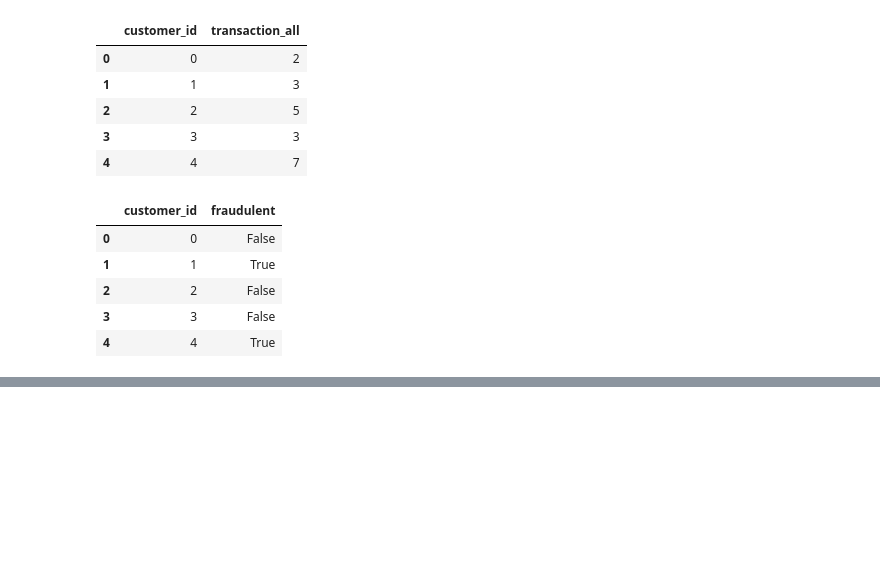
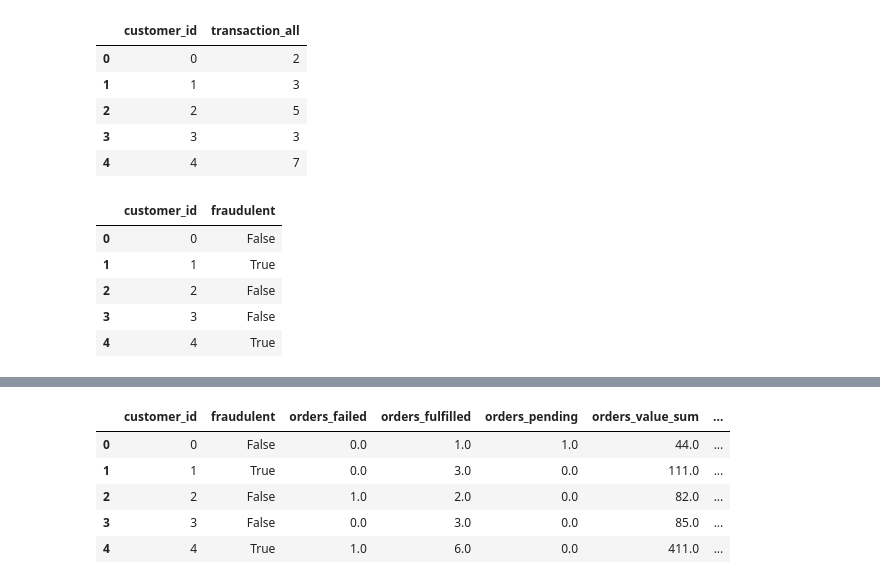
Before and after one commit to azawalich/unravelin-code-test-data-science, a Jupyter notebook: zadanie.ipynb, the cells around one changed output, grey strips where cells are left out. Cells and saved outputs as stored; diff of their text form; code cells hidden in the pictures; blank space fills up the shorter version.

```diff
--- a/zadanie.ipynb
+++ b/zadanie.ipynb
@@ -171,4 +260,4 @@ feature_dfs = [orders_by_state, orders_value_sum, orders_all, paymentMethods_reg
                paymentMethods_types, paymentMethods_all, transactions_by_state,\
                transactions_value_sum, transactions_all]
 for single_feature in feature_dfs:
-    pd.merge(features_df, single_feature, how='left', on='customer_id')
+    features_df = pd.merge(features_df, single_feature, how='left', on='customer_id')
@@ -176,0 +264,9 @@ SyntaxError: invalid syntax (<ipython-input-138-e1be00e90185>, line 4)
+# %%
+features_df.head()
+# %% [output]
+|  | customer_id | fraudulent | orders_failed | orders_fulfilled | orders_pending | orders_value_sum | ... |
+| 0 | 0 | False | 0.0 | 1.0 | 1.0 | 44.0 | ... |
+| 1 | 1 | True | 0.0 | 3.0 | 0.0 | 111.0 | ... |
+| 2 | 2 | False | 1.0 | 2.0 | 0.0 | 82.0 | ... |
+| 3 | 3 | False | 0.0 | 3.0 | 0.0 | 85.0 | ... |
+| 4 | 4 | True | 1.0 | 6.0 | 0.0 | 411.0 | ... |
```
Also changed, not shown: parts of 15 cells of this notebook.
